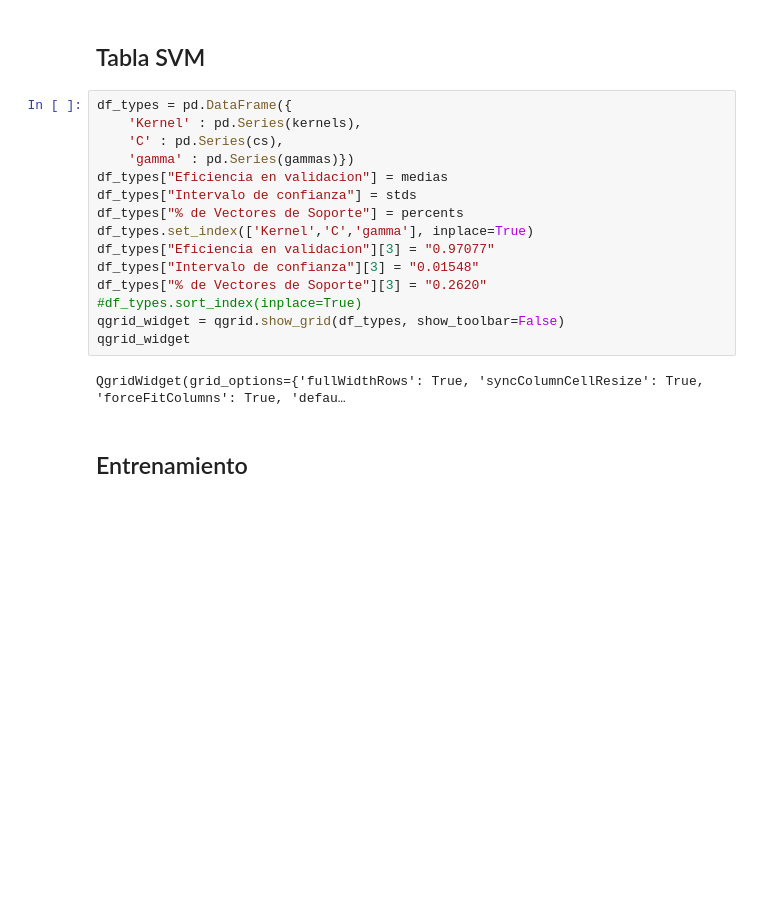
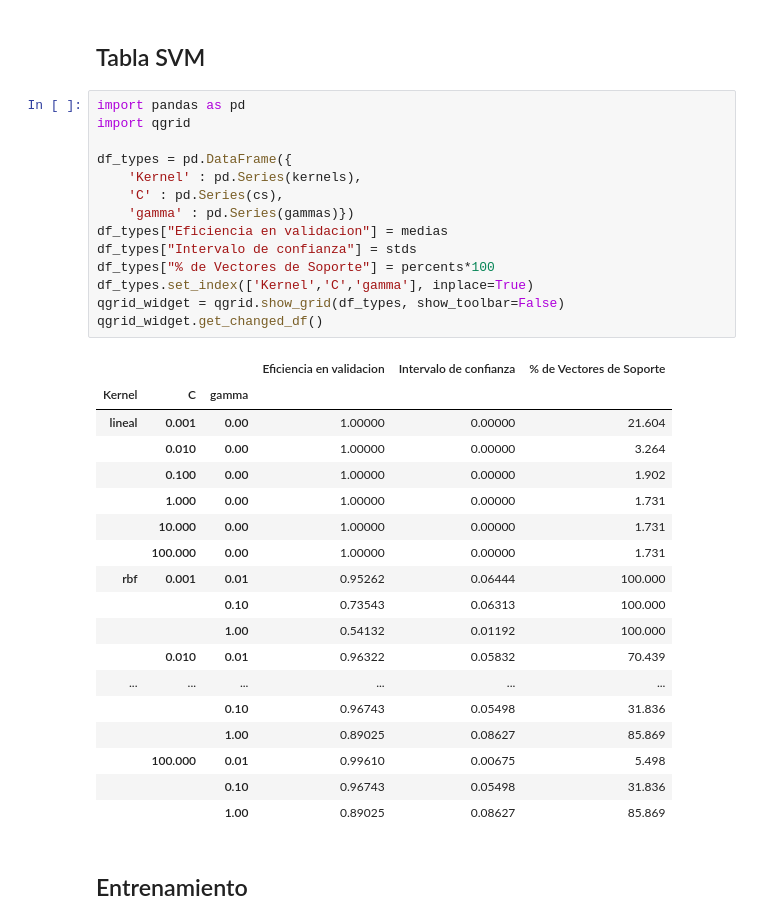
Before and after one commit to jaiderog/ML_IntroductoryCourse, a Jupyter notebook: Proyecto/Modelos.ipynb, the cells around one changed output. Saved outputs shown, nothing was run; the diff lists cells and outputs as text; blank space fills up the shorter version.

```diff
--- a/Proyecto/Modelos.ipynb
+++ b/Proyecto/Modelos.ipynb
@@ -537,22 +581,38 @@ for i in range(0,len(kernels)):
 # %% [markdown]
 ## Tabla SVM
 # %%
+import pandas as pd
+import qgrid
+
 df_types = pd.DataFrame({
     'Kernel' : pd.Series(kernels),
     'C' : pd.Series(cs),
     'gamma' : pd.Series(gammas)})
 df_types["Eficiencia en validacion"] = medias
 df_types["Intervalo de confianza"] = stds
-df_types["% de Vectores de Soporte"] = percents
+df_types["% de Vectores de Soporte"] = percents*100
 df_types.set_index(['Kernel','C','gamma'], inplace=True)
-df_types["Eficiencia en validacion"][3] = "0.97077"
-df_types["Intervalo de confianza"][3] = "0.01548"
-df_types["% de Vectores de Soporte"][3] = "0.2620"
-#df_types.sort_index(inplace=True)
 qgrid_widget = qgrid.show_grid(df_types, show_toolbar=False)
-qgrid_widget
+qgrid_widget.get_changed_df()
 # %% [output]
-QgridWidget(grid_options={'fullWidthRows': True, 'syncColumnCellResize': True, 'forceFitColumns': True, 'defau…
+|  |  |  | Eficiencia en validacion | Intervalo de confianza | % de Vectores de Soporte |
+| Kernel | C | gamma |  |  |  |
+| lineal | 0.001 | 0.00 | 1.00000 | 0.00000 | 21.604 |
+|  | 0.010 | 0.00 | 1.00000 | 0.00000 | 3.264 |
+|  | 0.100 | 0.00 | 1.00000 | 0.00000 | 1.902 |
+|  | 1.000 | 0.00 | 1.00000 | 0.00000 | 1.731 |
+|  | 10.000 | 0.00 | 1.00000 | 0.00000 | 1.731 |
+|  | 100.000 | 0.00 | 1.00000 | 0.00000 | 1.731 |
+| rbf | 0.001 | 0.01 | 0.95262 | 0.06444 | 100.000 |
+|  |  | 0.10 | 0.73543 | 0.06313 | 100.000 |
+|  |  | 1.00 | 0.54132 | 0.01192 | 100.000 |
+|  | 0.010 | 0.01 | 0.96322 | 0.05832 | 70.439 |
+| ... | ... | ... | ... | ... | ... |
+|  |  | 0.10 | 0.96743 | 0.05498 | 31.836 |
+|  |  | 1.00 | 0.89025 | 0.08627 | 85.869 |
+|  | 100.000 | 0.01 | 0.99610 | 0.00675 | 5.498 |
+|  |  | 0.10 | 0.96743 | 0.05498 | 31.836 |
+|  |  | 1.00 | 0.89025 | 0.08627 | 85.869 |
 # %% [markdown]
 ## Entrenamiento
 # %%
```
Also changed, not shown: parts of 3 cells of this notebook.
